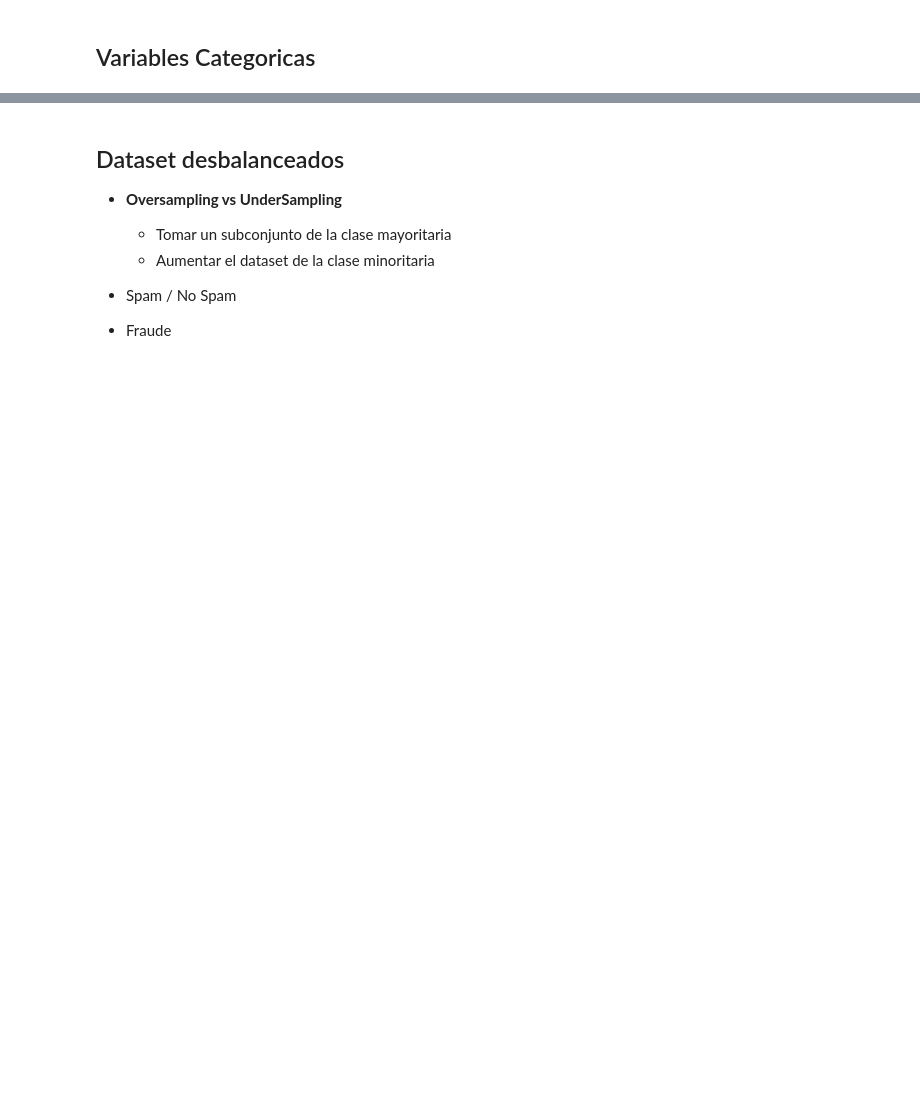
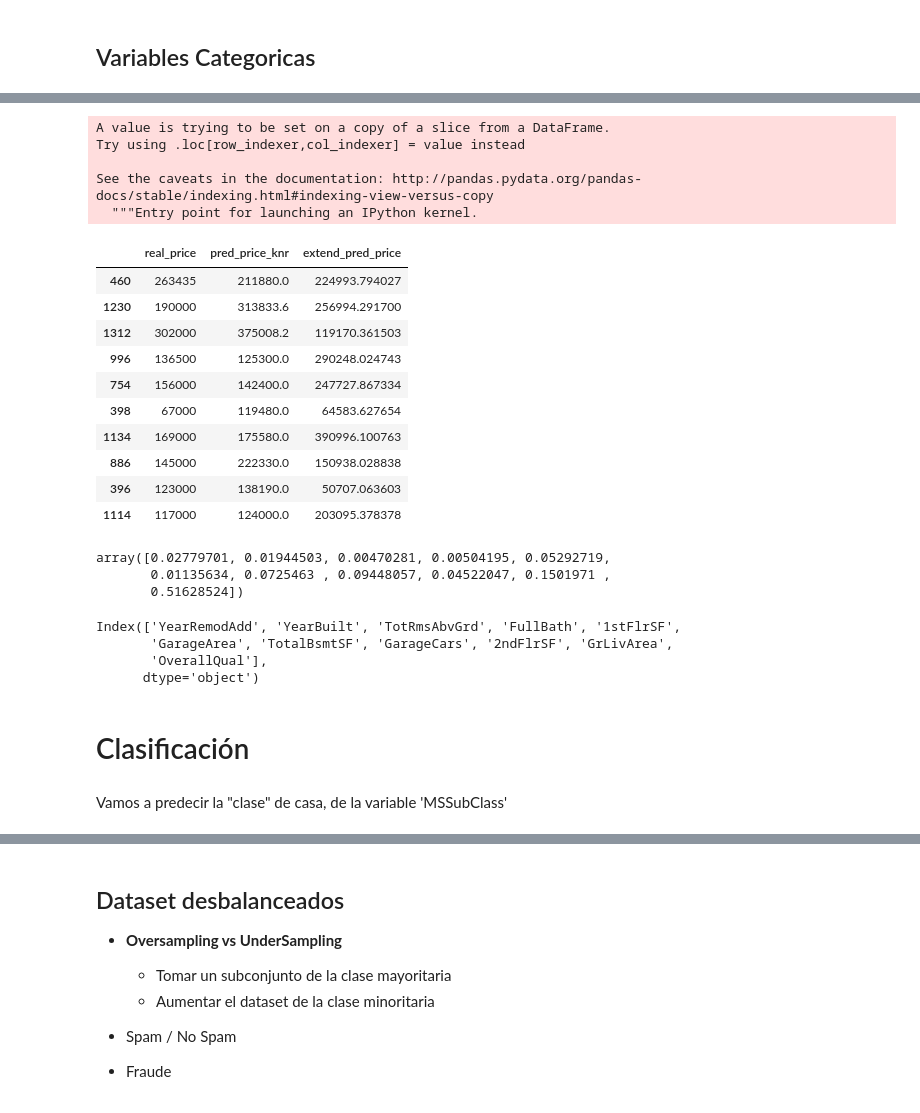
Before and after one commit to fedeturi/icda-python-para-finanzas, a Jupyter notebook: ICDA-Intro_ML.ipynb, the cells around one changed output, grey strips where cells are left out. Saved outputs shown, nothing was run; the diff lists cells and outputs as text; code cells hidden in the pictures; blank space fills up the shorter version.

Commit message:
ML clase 3

```diff
--- a/ICDA-Intro_ML.ipynb
+++ b/ICDA-Intro_ML.ipynb
@@ -581,12 +774,15 @@ from sklearn.impute import SimpleImputer
 from sklearn.preprocessing import OneHotEncoder
 
 # Preprocessing for numerical data
-numerical_transformer = SimpleImputer(strategy='mean')
-
+numerical_transformer = Pipeline(steps=[
+    ('num_imputer', SimpleImputer(strategy='mean')),
+    ('scaler', StandardScaler())
+])
 # Preprocessing for categorical data
 categorical_transformer = Pipeline(steps=[
-    ('imputer', SimpleImputer(strategy='most_frequent')),
-    ('onehot', OneHotEncoder(handle_unknown='ignore'))
+    ('cat_imputer', SimpleImputer(strategy='most_frequent')),
+    ('onehot', OneHotEncoder(handle_unknown='ignore', sparse=False)),
+    ('pca', PCA(n_components=150))
 ])
 
 # Bundle preprocessing for numerical and categorical data
@@ -598,6 +800,7 @@ preprocessor = ColumnTransformer(
 # %%
 my_pipeline = Pipeline(steps=[('preprocessor', preprocessor),
-                              ('model', gbt)
+                              #('model', GradientBoostingRegressor(n_estimators=50, random_state=1))
+                              ('model', LinearRegression())
                              ])
 
 # Preprocessing of training data, fit model
@@ -618,0 +840,39 @@ Coefficient of determination: 0.85
+# %%
+sub_test['extend_pred_price'] = y_pred_2[:10]
+# %% [output]
+A value is trying to be set on a copy of a slice from a DataFrame.
+Try using .loc[row_indexer,col_indexer] = value instead
+
+See the caveats in the documentation: http://pandas.pydata.org/pandas-docs/stable/indexing.html#indexing-view-versus-copy
+  """Entry point for launching an IPython kernel.
+# %%
+sub_test[['real_price', 'pred_price_knr', 'extend_pred_price']]
+# %% [output]
+|  | real_price | pred_price_knr | extend_pred_price |
+| 460 | 263435 | 211880.0 | 224993.794027 |
+| 1230 | 190000 | 313833.6 | 256994.291700 |
+| 1312 | 302000 | 375008.2 | 119170.361503 |
+| 996 | 136500 | 125300.0 | 290248.024743 |
+| 754 | 156000 | 142400.0 | 247727.867334 |
+| 398 | 67000 | 119480.0 | 64583.627654 |
+| 1134 | 169000 | 175580.0 | 390996.100763 |
+| 886 | 145000 | 222330.0 | 150938.028838 |
+| 396 | 123000 | 138190.0 | 50707.063603 |
+| 1114 | 117000 | 124000.0 | 203095.378378 |
+# %%
+gbt.feature_importances_
+# %% [output]
+array([0.02779701, 0.01944503, 0.00470281, 0.00504195, 0.05292719,
+       0.01135634, 0.0725463 , 0.09448057, 0.04522047, 0.1501971 ,
+       0.51628524])
+# %%
+X_train.columns
+# %% [output]
+Index(['YearRemodAdd', 'YearBuilt', 'TotRmsAbvGrd', 'FullBath', '1stFlrSF',
+       'GarageArea', 'TotalBsmtSF', 'GarageCars', '2ndFlrSF', 'GrLivArea',
+       'OverallQual'],
+      dtype='object')
+# %% [markdown]
+# Clasificación
+# %% [markdown]
+Vamos a predecir la "clase" de casa, de la variable 'MSSubClass'
```
Also changed, not shown: parts of 50 cells of this notebook.
